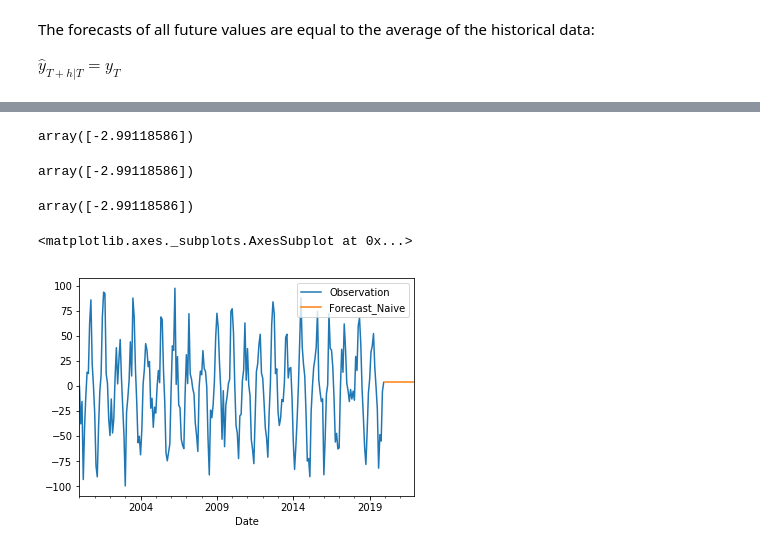
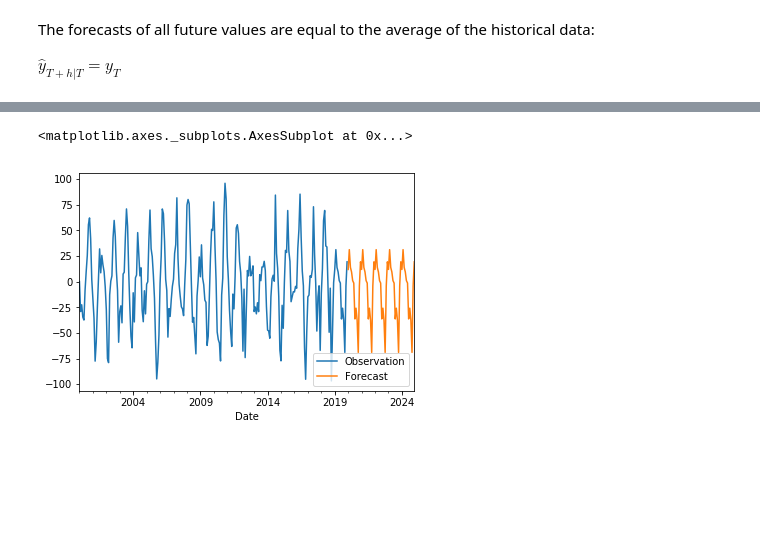
Before and after one commit to robahall/tswalkthrough, a Jupyter notebook: notebooks/2.0_rah_time_forecasters_toolbox.ipynb, the cells around one changed output, grey strips where cells are left out. Drawn from its saved outputs; the diff is of its cells as text; code cells hidden in the pictures; blank space fills up the shorter version.

Commit message:
Fixed to SARIMAX (Seasonal AutoRegressive Integrated Moving Average with eXogenous regressors model)

```diff
--- a/notebooks/2.0_rah_time_forecasters_toolbox.ipynb
+++ b/notebooks/2.0_rah_time_forecasters_toolbox.ipynb
@@ -108,6 +111,19 @@ def s_naive_forecast(y, h):
                                         ),
                       columns = ['Date']
                      )
-    ts['Seasonal_Forecast'] = y['Observation'][-1]
+    history = [x for x in y['Observation']]
+    prediction = []
+
+    for i in range(periods):
+        predict = float(SARIMAX(history,
+                            order = (0,0,0),
+                            seasonal_order=(0,1,0,12)).fit(disp=0).forecast()[0]
+                       )
+
+        history.append(predict)
+        prediction.append(predict)
+    prediction = pd.Series(prediction)
+    ts = pd.concat((ts,prediction), axis = 1)
+    ts.columns = ['Date', 'Forecast']
     ts.set_index('Date', inplace = True)
     return ts
@@ -120,19 +130,9 @@ s_seasonal_forecast = s_seasonal_fit.forecast()
-# %%
-s_seasonal_forecast[0]
-# %% [output]
-array([-2.99118586])
-# %%
-s_seasonal_fit.forecast()[0]
-# %% [output]
-array([-2.99118586])
-# %%
-s_seasonal_fit.forecast()[0]
-# %% [output]
-array([-2.99118586])
+# %%
+s_naive =s_naive_forecast(seasonal, 12*5)
 # %%
 fig, ax = plt.subplots()
 seasonal.plot(ax = ax)
-s_seasonal.plot(ax = ax)
+s_naive.plot(ax = ax)
 # %% [output]
 <matplotlib.axes._subplots.AxesSubplot at 0x...>
-[figure, old version]
+[figure, new version]
```
Also changed, not shown: parts of 7 cells of this notebook.
